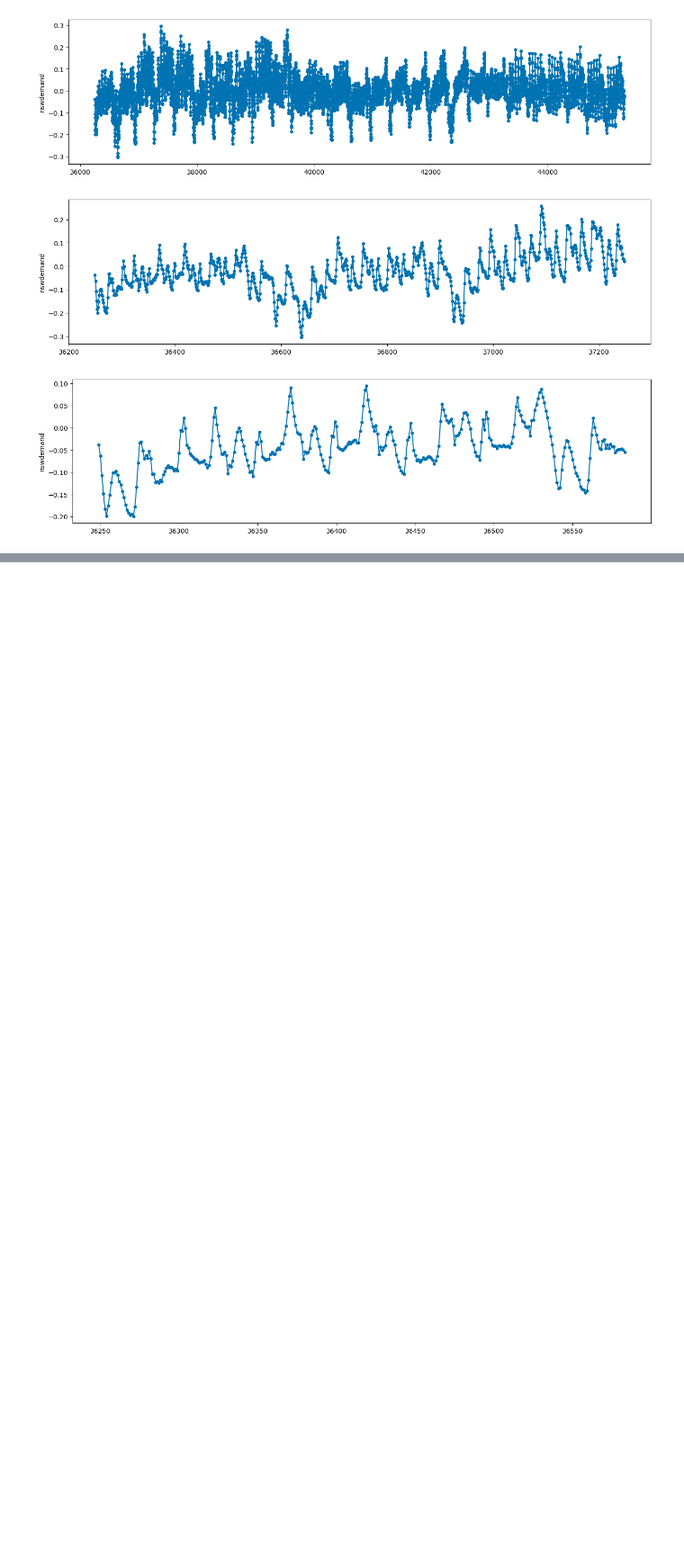
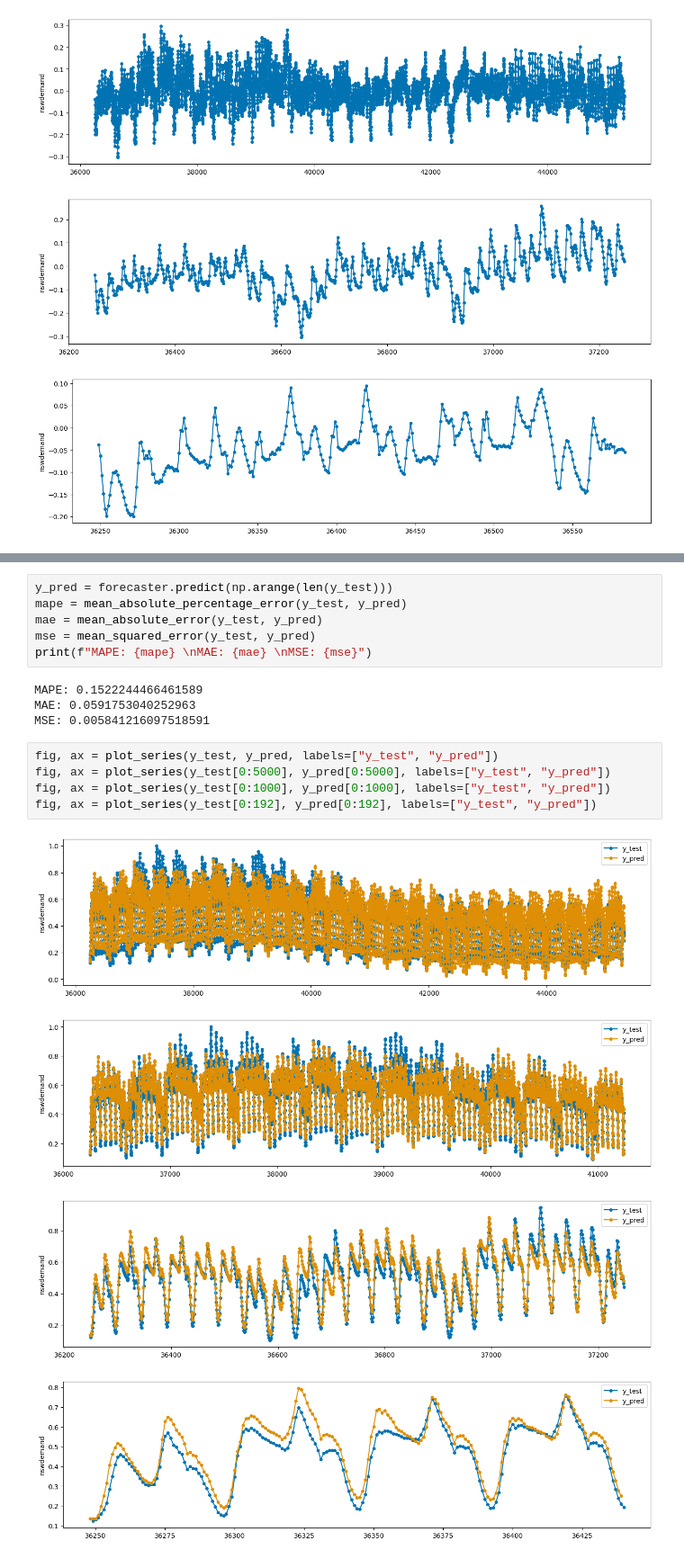
Before and after one commit to jjhuang4/jjhuang4.github.io, a Jupyter notebook: posts/2025-1-20/index.ipynb, the cells around one changed output, grey strips where cells are left out. Shown at 90% size. Saved outputs shown, nothing was run; the diff lists cells and outputs as text; blank space fills up the shorter version.

```diff
--- a/posts/2025-1-20/index.ipynb
+++ b/posts/2025-1-20/index.ipynb
@@ -236,0 +270,20 @@ But I think this also shows how useful Prophet is in a situation where you're ab
+# %%
+y_pred = forecaster.predict(np.arange(len(y_test)))
+mape = mean_absolute_percentage_error(y_test, y_pred)
+mae = mean_absolute_error(y_test, y_pred)
+mse = mean_squared_error(y_test, y_pred)
+print(f"MAPE: {mape} \nMAE: {mae} \nMSE: {mse}")
+# %% [output]
+MAPE: 0.1522244466461589
+MAE: 0.0591753040252963
+MSE: 0.005841216097518591
+# %%
+fig, ax = plot_series(y_test, y_pred, labels=["y_test", "y_pred"])
+fig, ax = plot_series(y_test[0:5000], y_pred[0:5000], labels=["y_test", "y_pred"])
+fig, ax = plot_series(y_test[0:1000], y_pred[0:1000], labels=["y_test", "y_pred"])
+fig, ax = plot_series(y_test[0:192], y_pred[0:192], labels=["y_test", "y_pred"])
+# %% [output]
+[figure, added]
+[figure, added]
+[figure, added]
+[figure, added]
```
Also changed, not shown: parts of 19 cells of this notebook.
